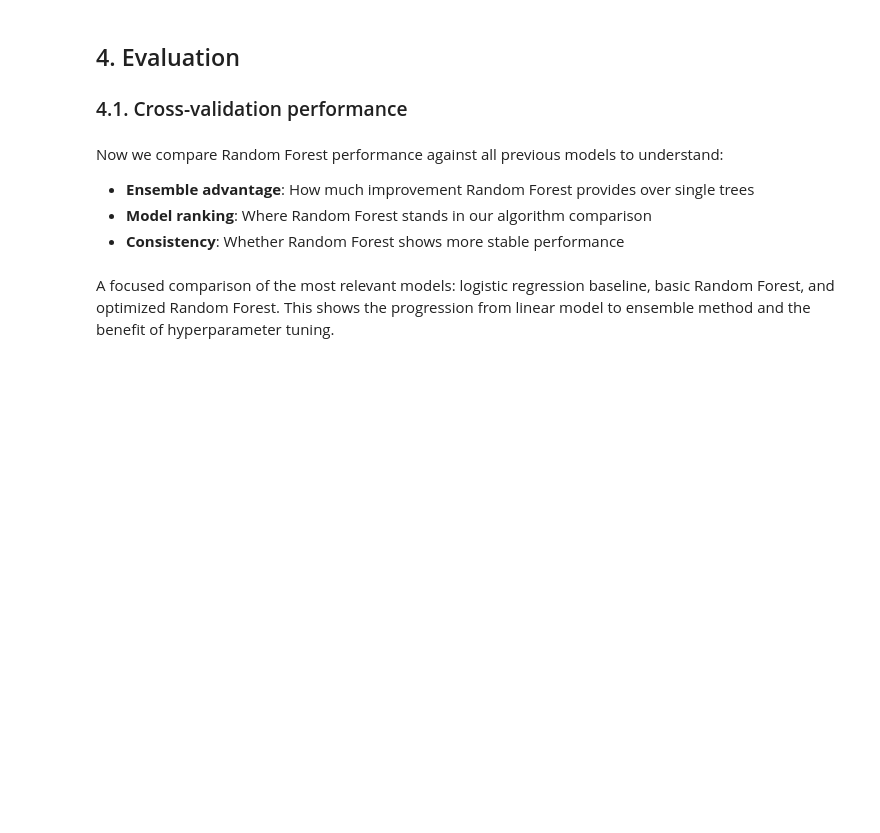
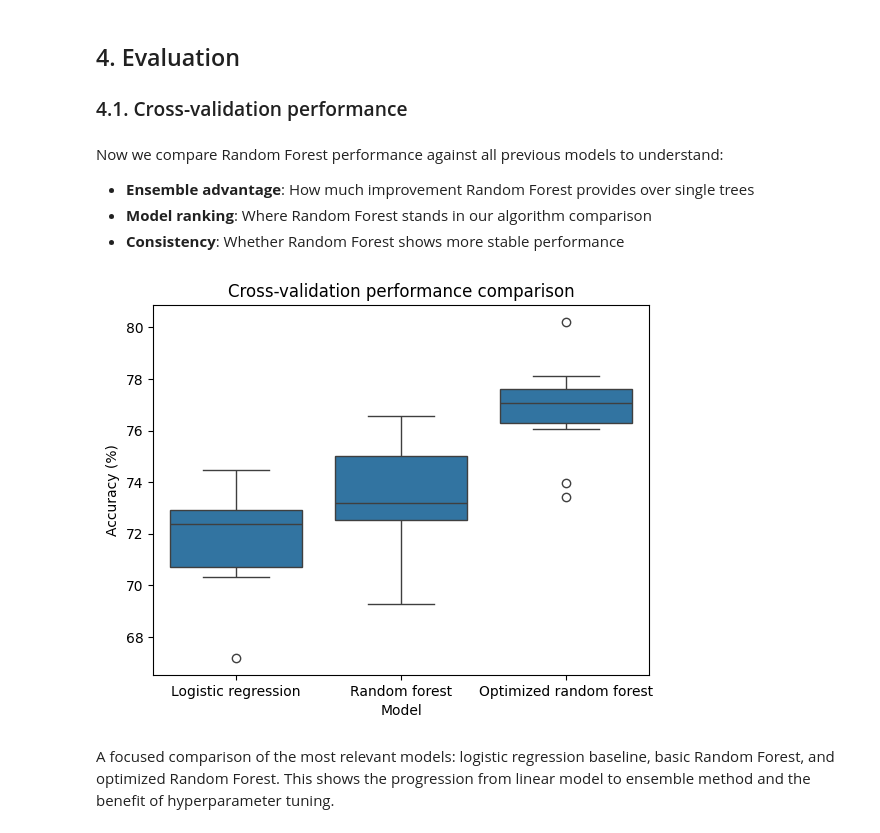
Before and after one commit to 4GeeksAcademy/gperdrizet-decision-trees, a Jupyter notebook: notebooks/02.2-random_forest_solution.ipynb, the cells around one changed output. Saved outputs shown, nothing was run; the diff lists cells and outputs as text; code cells hidden in the pictures; blank space fills up the shorter version.

```diff
--- a/notebooks/02.2-random_forest_solution.ipynb
+++ b/notebooks/02.2-random_forest_solution.ipynb
@@ -229,14 +265,15 @@ Now we compare Random Forest performance against all previous models to understa
 # %%
 # Create boxplot to compare cross-validation performance
 models = ['Logistic regression', 'Random forest', 'Optimized random forest']
 plot_scores = pd.DataFrame.from_dict(cross_val_scores)
 plot_scores = plot_scores[plot_scores['Model'].isin(models)]
 
 sns.boxplot(plot_scores, x='Model', y='Score')
 plt.title('Cross-validation performance comparison')
 plt.ylabel('Accuracy (%)')
-plt.xticks(rotation=35, ha='right')  # Rotate x-axis labels for better readability
 plt.show()
+# %% [output]
+[figure, added]
 # %% [markdown]
 A focused comparison of the most relevant models: logistic regression baseline, basic Random Forest, and optimized Random Forest. This shows the progression from linear model to ensemble method and the benefit of hyperparameter tuning.
 # %% [markdown]
```
Also changed, not shown: parts of 7 cells of this notebook, 4 other files.
